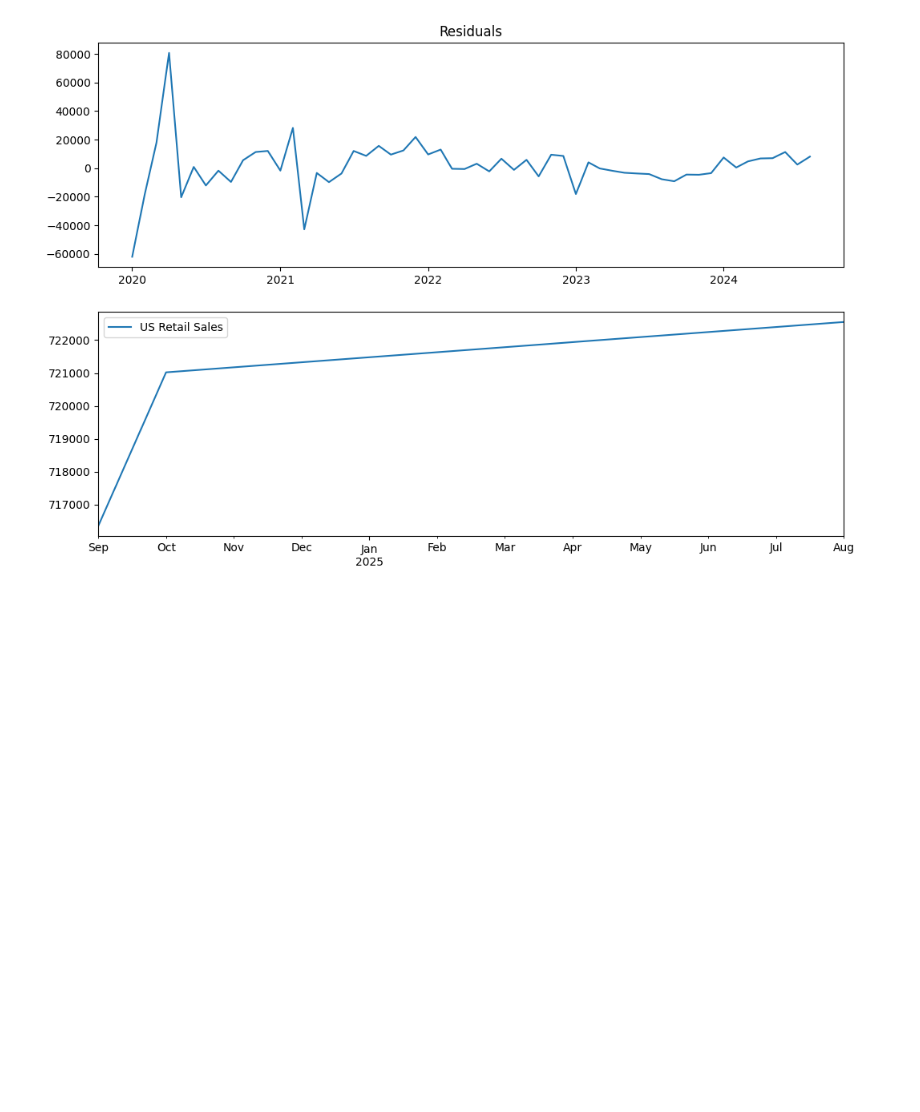
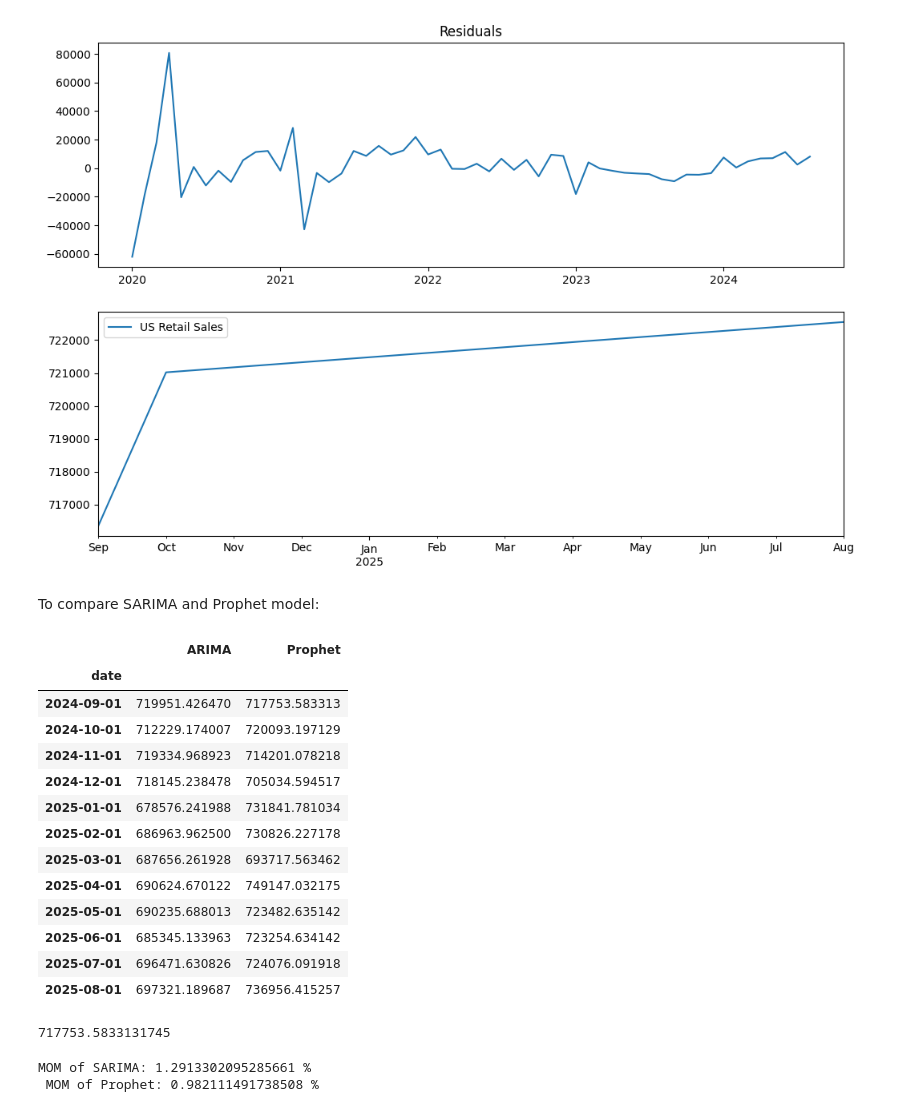
Before and after one commit to FlyingCuteCats/Freetime-Projects, a Jupyter notebook: US Retail Sales/process.ipynb, the cells around one changed output. Saved outputs shown, nothing was run; the diff lists cells and outputs as text; code cells hidden in the pictures; blank space fills up the shorter version.

```diff
--- a/US Retail Sales/process.ipynb
+++ b/US Retail Sales/process.ipynb
@@ -181,3 +181,34 @@ forecastTBATS.plot(ax=ax[1])
 # %% [output]
 <Axes: >
 [figure]
+# %% [markdown]
+To compare SARIMA and Prophet model:
+# %%
+forecast = pd.DataFrame({'date': forecastARIMA.index, 'ARIMA': forecastARIMA, 'Prophet': forecastProphet['yhat'].tail(12).values})
+forecast.set_index('date', inplace=True)
+forecast
+# %% [output]
+|  | ARIMA | Prophet |
+| date |  |  |
+| 2024-09-01 | 719951.426470 | 717753.583313 |
+| 2024-10-01 | 712229.174007 | 720093.197129 |
+| 2024-11-01 | 719334.968923 | 714201.078218 |
+| 2024-12-01 | 718145.238478 | 705034.594517 |
+| 2025-01-01 | 678576.241988 | 731841.781034 |
+| 2025-02-01 | 686963.962500 | 730826.227178 |
+| 2025-03-01 | 687656.261928 | 693717.563462 |
+| 2025-04-01 | 690624.670122 | 749147.032175 |
+| 2025-05-01 | 690235.688013 | 723482.635142 |
+| 2025-06-01 | 685345.133963 | 723254.634142 |
+| 2025-07-01 | 696471.630826 | 724076.091918 |
+| 2025-08-01 | 697321.189687 | 736956.415257 |
+# %%
+forecast.iloc[0, 1]
+# %% [output]
+717753.5833131745
+# %%
+print(
+    "MOM of SARIMA:", (forecast.iloc[0, 0] - us_retail_sales_2020[-1])/us_retail_sales_2020[-1]*100 , "%\n MOM of Prophet:", (forecast.iloc[0, 1] - us_retail_sales_2020[-1])/us_retail_sales_2020[-1]*100, "%")
+# %% [output]
+MOM of SARIMA: 1.2913302095285661 %
+ MOM of Prophet: 0.982111491738508 %
```
Also changed, not shown: parts of 1 cell of this notebook.
